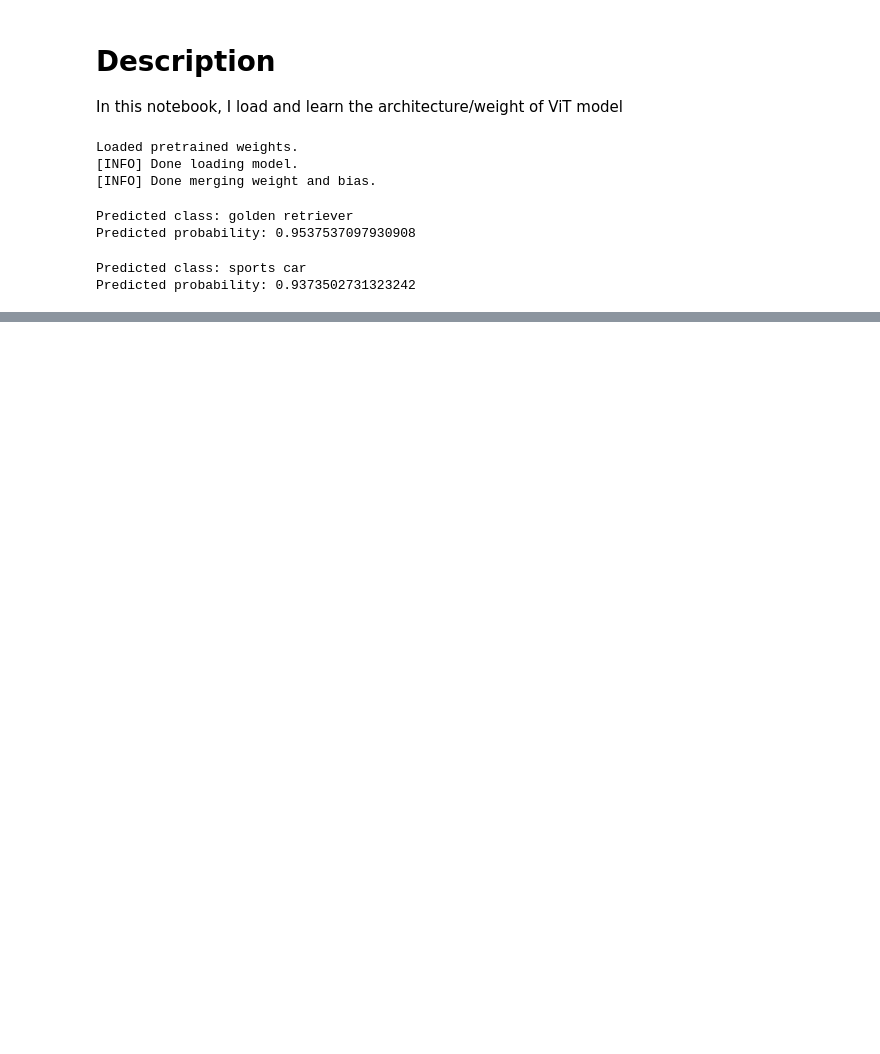
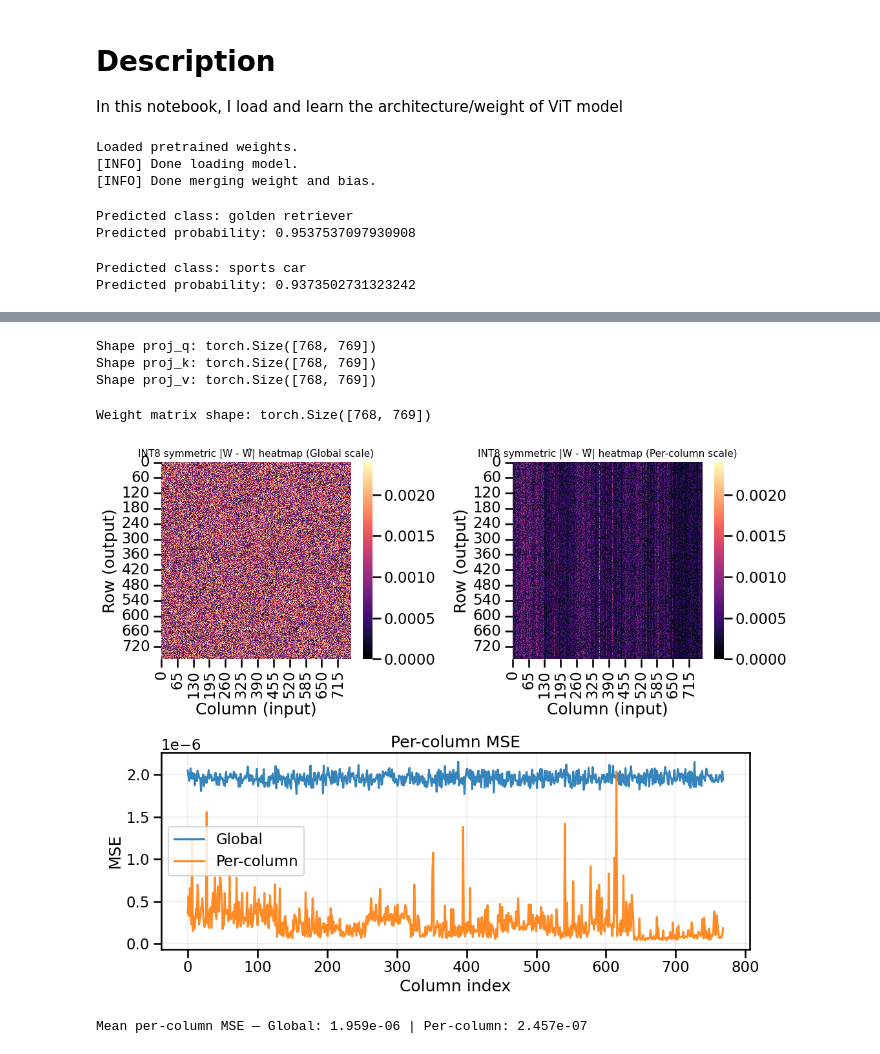
Before and after one commit to NguyenThaiVu/quantization, a Jupyter notebook: ViT/ViT_weight_analyzer.ipynb, the cells around one changed output, grey strips where cells are left out. Cells and saved outputs as stored; diff of their text form; code cells hidden in the pictures; blank space fills up the shorter version.

```diff
--- a/ViT/ViT_weight_analyzer.ipynb
+++ b/ViT/ViT_weight_analyzer.ipynb
@@ -138,0 +101,54 @@ Predicted probability: 0.938599169254303
+# %%
+idx_block = 0
+
+proj_q_w = model.transformer.blocks[idx_block].attn.proj_q.data
+proj_q_bias = model.transformer.blocks[idx_block].attn.proj_q_bias.data
+proj_q = torch.concat((proj_q_w, proj_q_bias.unsqueeze(1)), dim=1)
+print(f"Shape proj_q: {proj_q.size()}")
+
+proj_k_w = model.transformer.blocks[idx_block].attn.proj_k.data
+proj_k_bias = model.transformer.blocks[idx_block].attn.proj_k_bias.data
+proj_k = torch.concat((proj_k_w, proj_k_bias.unsqueeze(1)), dim=1)
+print(f"Shape proj_k: {proj_k.size()}")
+
+proj_v_w = model.transformer.blocks[idx_block].attn.proj_v.data
+proj_v_bias = model.transformer.blocks[idx_block].attn.proj_v_bias.data
+proj_v = torch.concat((proj_v_w, proj_v_bias.unsqueeze(1)), dim=1)
+print(f"Shape proj_v: {proj_v.size()}")
+# %% [output]
+Shape proj_q: torch.Size([768, 769])
+Shape proj_k: torch.Size([768, 769])
+Shape proj_v: torch.Size([768, 769])
+# %%
+# W = proj_q
+# W = proj_k
+W = proj_v
+print(f"Weight matrix shape: {W.size()}")
+# %% [output]
+Weight matrix shape: torch.Size([768, 769])
+# %%
+import torch
+import numpy as np
+import matplotlib.pyplot as plt
+import seaborn as sns
+
+def quantize_symmetric_global(W, qmax=127):
+    # one scale for whole matrix
+    s = W.abs().max().clamp_min(1e-8) / qmax
+    Wq = torch.clamp(torch.round(W / s), -qmax, qmax).to(torch.int8)
+    Wdq = (Wq.float() * s).to(W.dtype)
+    return Wq, Wdq, s
+
+def quantize_symmetric_per_column(W, qmax=127):
+    # independent scale per column
+    s = W.abs().amax(dim=0, keepdim=True).clamp_min(1e-8) / qmax    # [1, n]
+    Wq = torch.clamp(torch.round(W / s), -qmax, qmax).to(torch.int8) # broadcast over rows
+    Wdq = (Wq.float() * s).to(W.dtype)
+    return Wq, Wdq, s.squeeze(0)                                     # s -> [n]
+
+def column_mse(W, W_hat):
+    # per-column mean squared error
+    return ((W - W_hat).float().pow(2).mean(dim=0)).cpu().numpy()    # [n]
+
+def abs_error(W, W_hat):
+    return (W - W_hat).abs().cpu().numpy()
@@ -138,0 +200,5 @@ Predicted probability: 0.938599169254303
+# %%
+visualize_quant_compare(W, title_prefix="INT8 symmetric")
+# %% [output]
+[figure, added]
+Mean per-column MSE — Global: 1.959e-06 | Per-column: 2.457e-07
```
Also changed, not shown: parts of 9 cells of this notebook, 9 other files.
